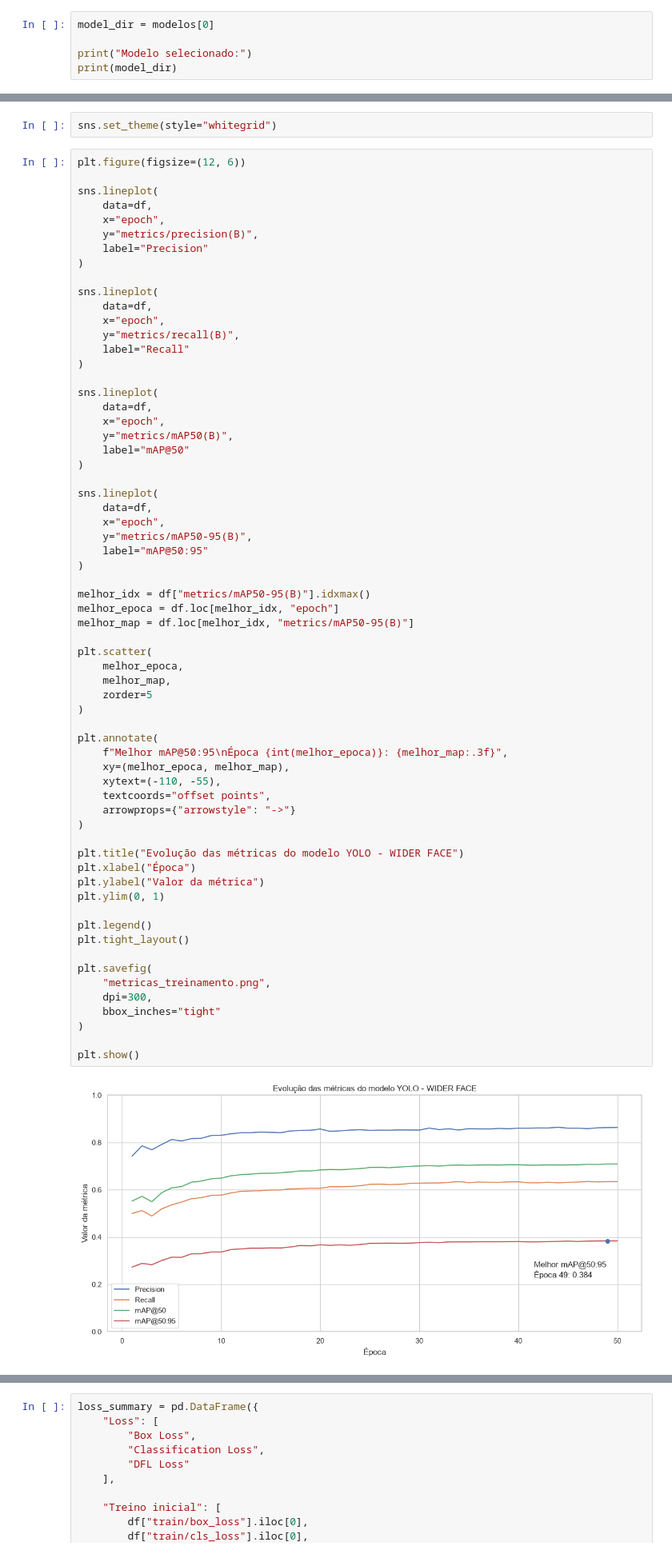
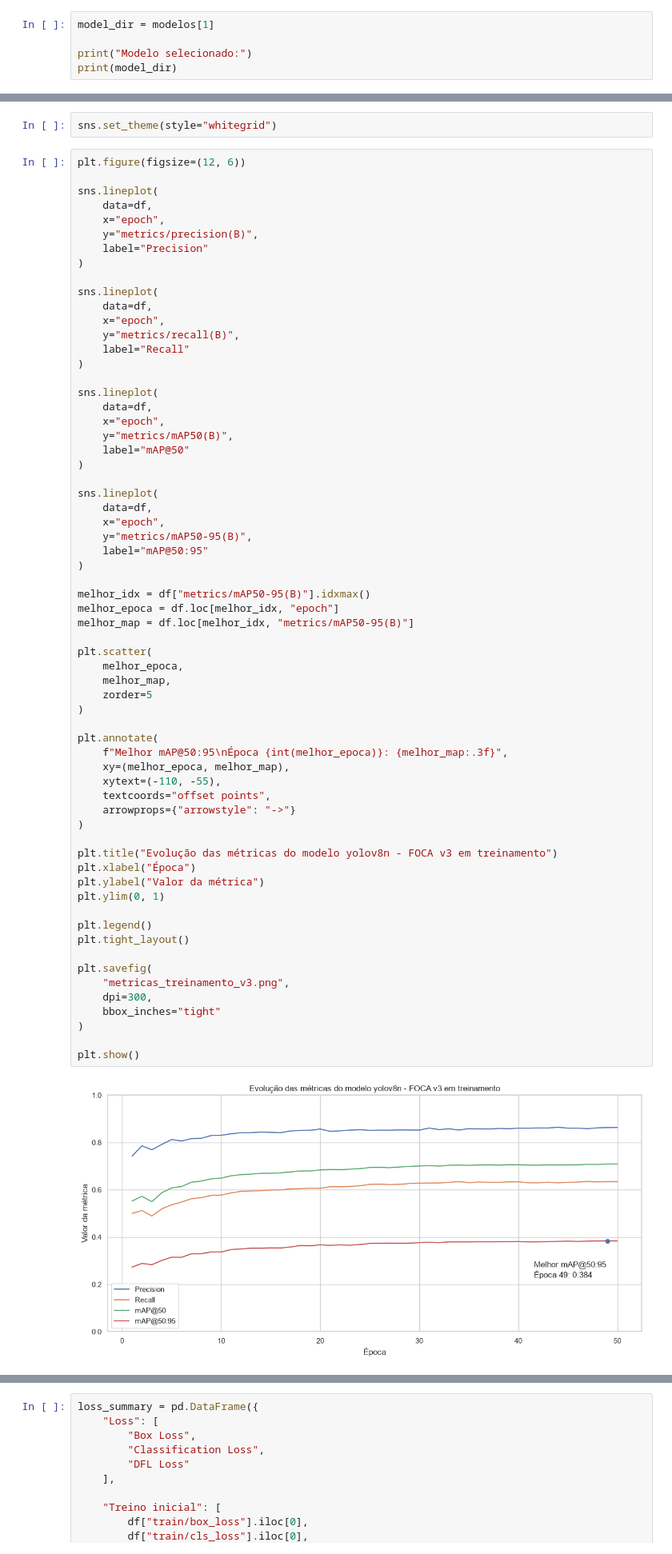
Before and after one commit to cc24137/FOCA, a Jupyter notebook: Source/AI/src/notebooks/metricasEgraficos.ipynb, the cells around one changed output, grey strips where cells are left out. Shown at 80% size. Cells and saved outputs as stored; diff of their text form.

```diff
--- a/Source/AI/src/notebooks/metricasEgraficos.ipynb
+++ b/Source/AI/src/notebooks/metricasEgraficos.ipynb
@@ -41,5 +43,5 @@ for i, modelo in enumerate(modelos):
 # %%
-model_dir = modelos[0]
+model_dir = modelos[1]
 
 print("Modelo selecionado:")
 print(model_dir)
@@ -182,36 +184,36 @@ melhor_epoca = df.loc[melhor_idx, "epoch"]
 melhor_map = df.loc[melhor_idx, "metrics/mAP50-95(B)"]
 
 plt.scatter(
     melhor_epoca,
     melhor_map,
     zorder=5
 )
 
 plt.annotate(
     f"Melhor mAP@50:95\nÉpoca {int(melhor_epoca)}: {melhor_map:.3f}",
     xy=(melhor_epoca, melhor_map),
     xytext=(-110, -55),
     textcoords="offset points",
     arrowprops={"arrowstyle": "->"}
 )
 
-plt.title("Evolução das métricas do modelo YOLO - WIDER FACE")
+plt.title("Evolução das métricas do modelo yolov8n - FOCA v3 em treinamento")
 plt.xlabel("Época")
 plt.ylabel("Valor da métrica")
 plt.ylim(0, 1)
 
 plt.legend()
 plt.tight_layout()
 
 plt.savefig(
-    "metricas_treinamento.png",
+    "metricas_treinamento_v3.png",
     dpi=300,
     bbox_inches="tight"
 )
 
 plt.show()
 # %% [output]
-[figure, old version]
+[figure, new version]
 # %%
 losses = {
     "Box Loss": ("train/box_loss", "val/box_loss"),
```
Also changed, not shown: parts of 51 cells of this notebook, 55 other files.
